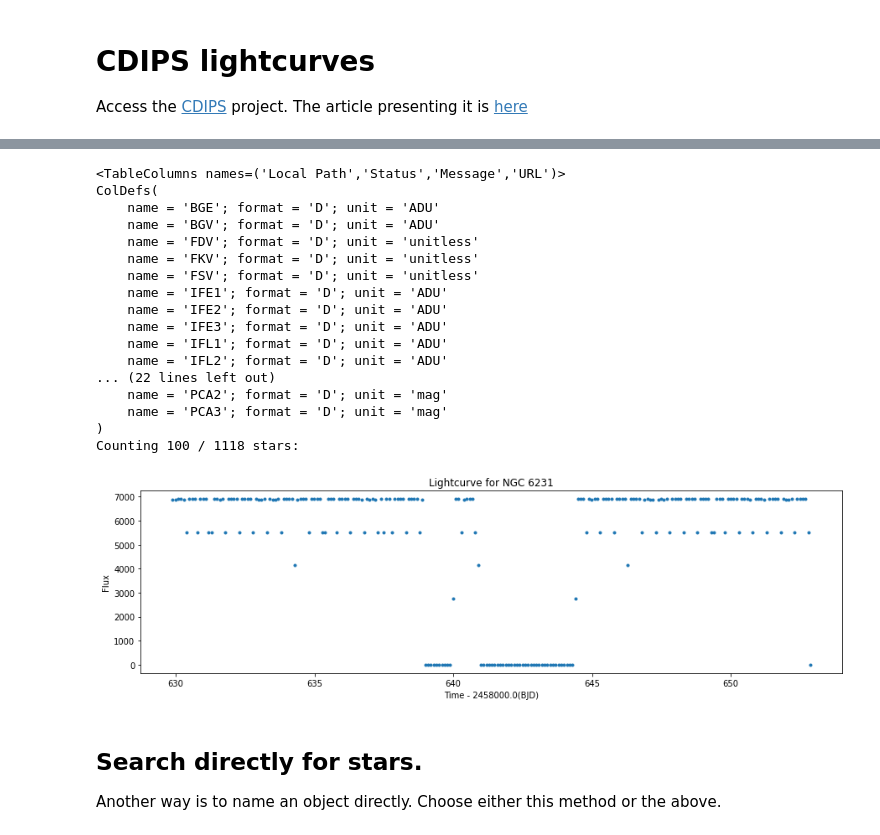
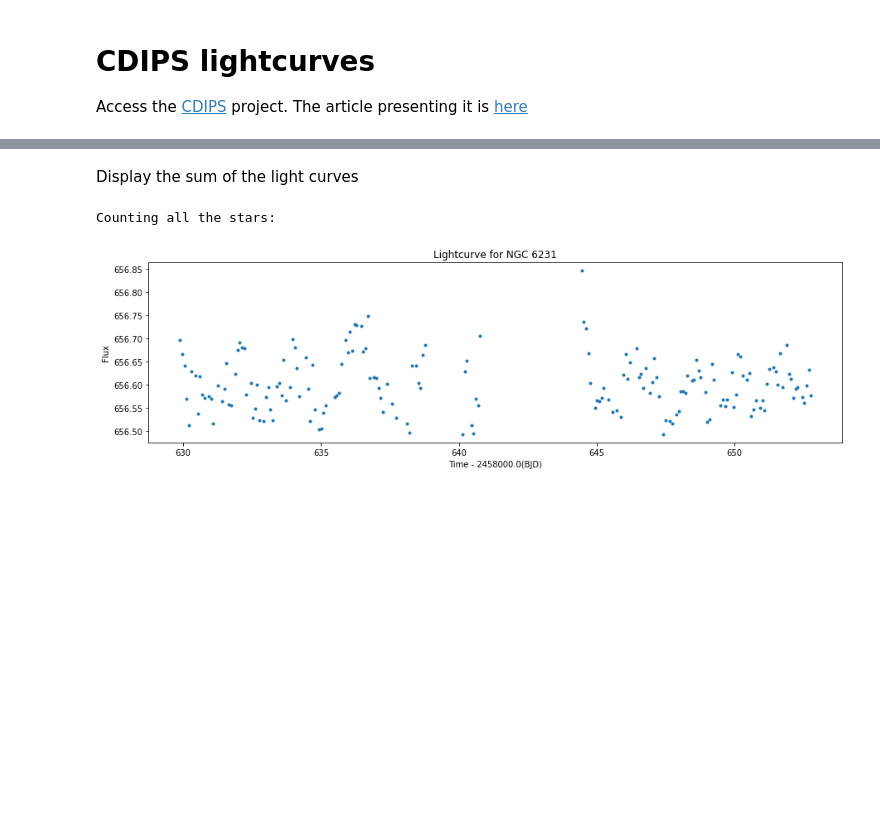
Before and after one commit to JackDinsmore/photometry-age-dating, a Jupyter notebook: astroquery-lightcurves/cdips-test.ipynb, the cells around one changed output, grey strips where cells are left out. Cells and saved outputs as stored; diff of their text form; code cells hidden in the pictures; blank space fills up the shorter version.

Commit message:
combine cdips, us

```diff
--- a/astroquery-lightcurves/cdips-test.ipynb
+++ b/astroquery-lightcurves/cdips-test.ipynb
@@ -46,0 +48,21 @@ None
+# %%
+obs_table = Observations.query_criteria(objectname=CLUSTER, radius="0.2 deg", provenance_name="CDIPS")
+print(obs_table.columns)
+
+ANGLE_ERROR = 0.0001
+
+print(len(obs_table))
+i = 0
+while i < len(obs_table):
+    starFound = False
+    for j in range(len(strippedCatalogData['ra'])):
+        if abs(obs_table[i]['s_ra'] - strippedCatalogData[j]['ra']) <= ANGLE_ERROR:
+            if abs(obs_table[i]['s_dec'] - strippedCatalogData[j]['dec']) <= ANGLE_ERROR:
+                starFound = True
+                break
+    if not starFound:
+        del obs_table[i]
+        i -= 1
+    i += 1
+
+print(len(obs_table))
@@ -47,15 +97,15 @@ None
+# %% [markdown]
+Display the sum of the light curves
 # %%
 fig, ax = plt.subplots(ncols=1, figsize=(15, 4))
 
 # Get the time range
-NUM_MANIFESTS = 100#00
+NUM_MANIFESTS = 200
 
 
-hdu = fits.open(manifest[0]['Local Path'])
+hdu = fits.open(manifest[1]['Local Path'])
 minTime = min(hdu[1].data['TMID_BJD'])
 maxTime = max(hdu[1].data['TMID_BJD'])
-print(manifest[0].columns)
-print(hdu[1].columns)
 
 for i in range(min(len(manifest), NUM_MANIFESTS)):
     try:
@@ -66,53 +116,45 @@ for i in range(min(len(manifest), NUM_MANIFESTS)):
         pass
 
 if len(manifest) < NUM_MANIFESTS:
     print("Counting all the stars:")
 else:
     print("Counting {0} / {1} stars:".format(NUM_MANIFESTS, len(manifest)))
 
-BIN_WIDTH = 0.1
+BIN_WIDTH = 0.08
 
 # Set up the bins
 times = []
 counter = minTime
 timeOrigin = (minTime // 1000) * 1000
 while counter < maxTime:
     times.append(counter - timeOrigin)
     counter+= BIN_WIDTH
 times.append(maxTime - timeOrigin)
 
 fluxes = [0] * len(times)
 
 # Add all the light curves
 for i in range(min(len(manifest), NUM_MANIFESTS)):
     for j in range(len(hdu[1].data['TMID_BJD'])):
         timeIndex = int((hdu[1].data['TMID_BJD'][j] - minTime) / BIN_WIDTH)
         fluxes[timeIndex] += hdu[1].data['PCA1'][j]
 
+# Remove all the bins with too little flux
+CUTOFF_PERCENTILE = 38.5
+
+i = 0
+cutoff = np.percentile(fluxes, CUTOFF_PERCENTILE)
+while i < len(fluxes):
+    if(fluxes[i] < cutoff):
+        del fluxes[i]
+        del times[i]
+        i-=1
+    i+= 1
+
 ax.scatter(times, fluxes, marker='.')
 ax.set_xlabel('Time - ' + str(timeOrigin) + '(BJD)');
 ax.set_ylabel('Flux');
 ax.set_title("Lightcurve for {0}".format(CLUSTER));
 # %% [output]
-<TableColumns names=('Local Path','Status','Message','URL')>
-ColDefs(
-    name = 'BGE'; format = 'D'; unit = 'ADU'
-    name = 'BGV'; format = 'D'; unit = 'ADU'
-    name = 'FDV'; format = 'D'; unit = 'unitless'
-    name = 'FKV'; format = 'D'; unit = 'unitless'
-    name = 'FSV'; format = 'D'; unit = 'unitless'
-    name = 'IFE1'; format = 'D'; unit = 'ADU'
-    name = 'IFE2'; format = 'D'; unit = 'ADU'
-    name = 'IFE3'; format = 'D'; unit = 'ADU'
-    name = 'IFL1'; format = 'D'; unit = 'ADU'
-    name = 'IFL2'; format = 'D'; unit = 'ADU'
-... (22 lines left out)
-    name = 'PCA2'; format = 'D'; unit = 'mag'
-    name = 'PCA3'; format = 'D'; unit = 'mag'
-)
-Counting 100 / 1118 stars:
+Counting all the stars:
-[figure, old version]
+[figure, new version]
-# %% [markdown]
-## Search directly for stars.
-
-Another way is to name an object directly. Choose either this method or the above.
```
Also changed, not shown: parts of 20 cells of this notebook, 2 other files.
